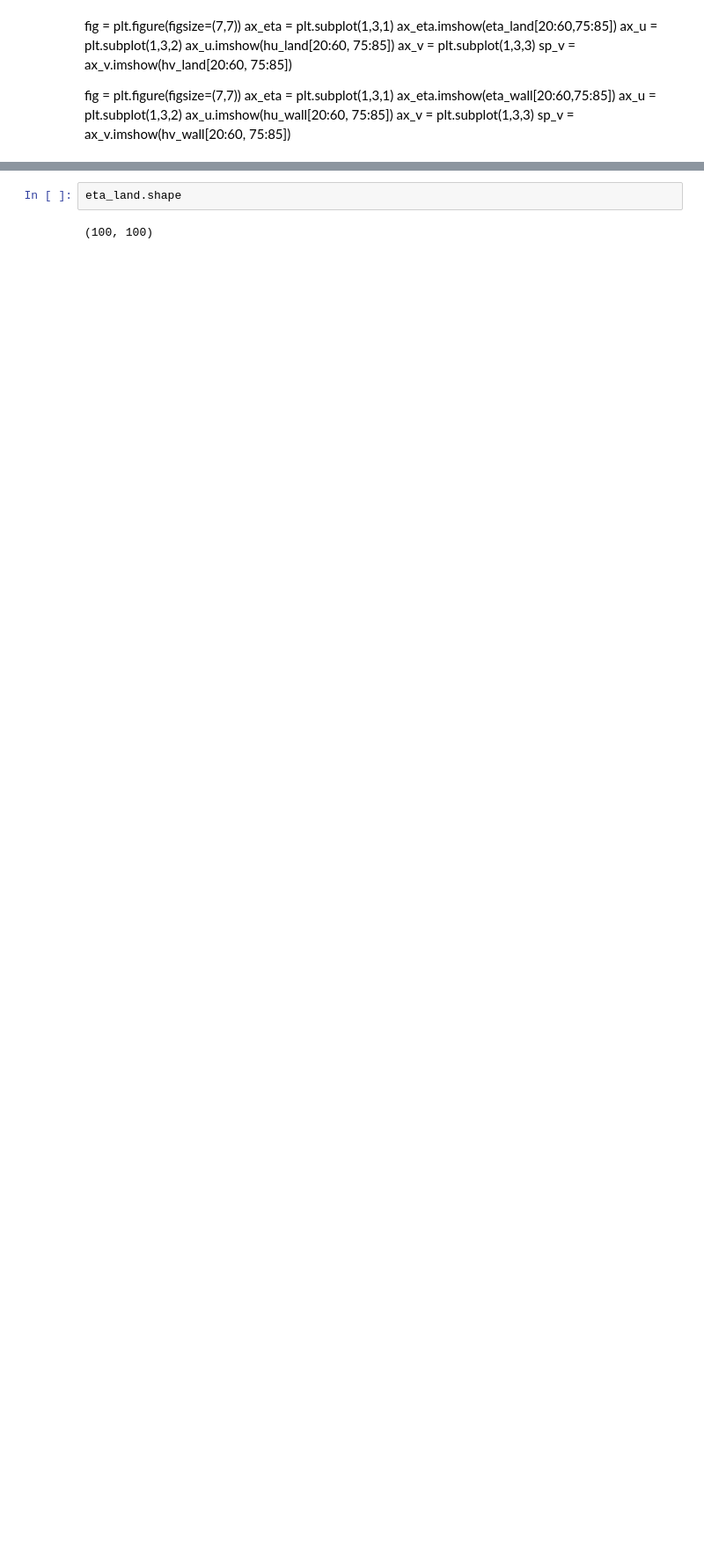
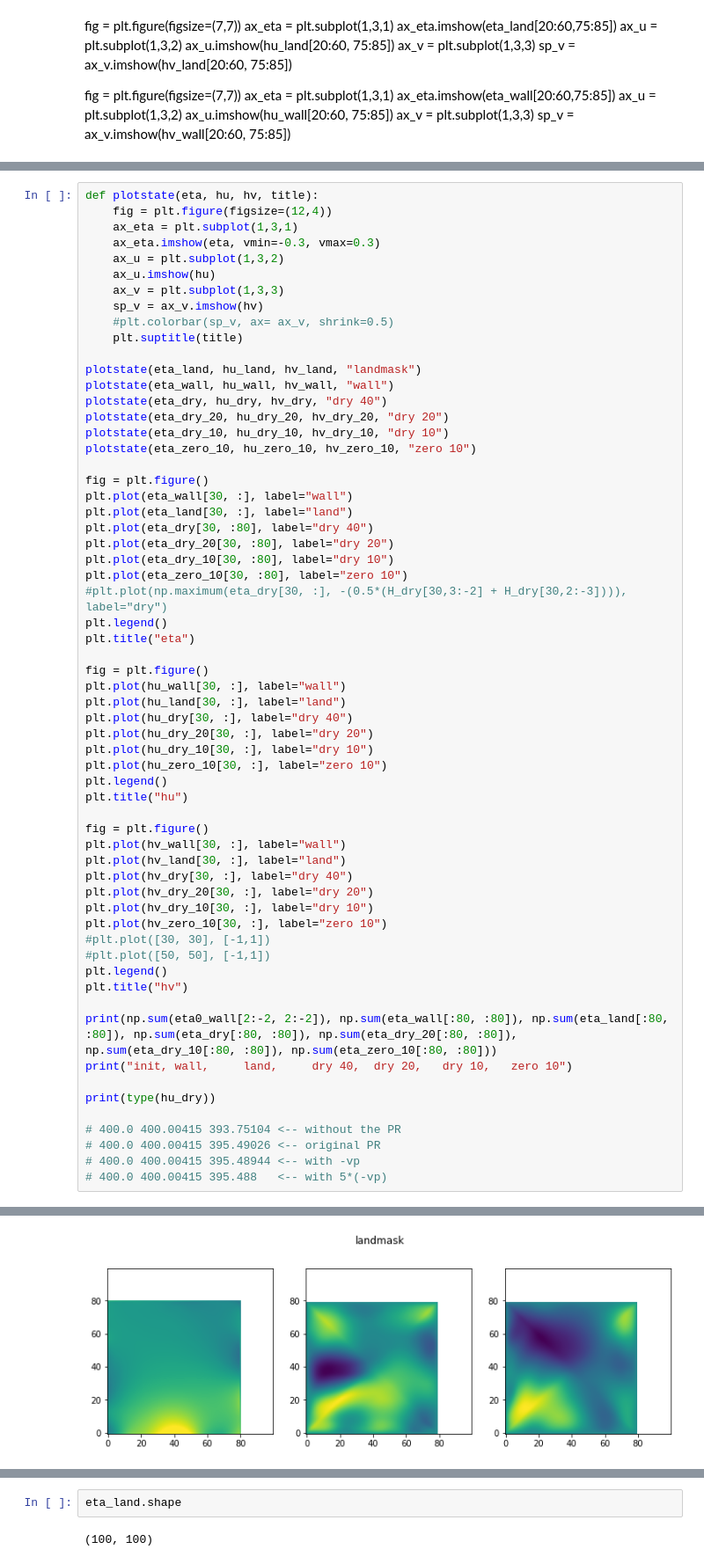
Before and after one commit to havahol/miscGPUOcean, a Jupyter notebook: realWorldSim/SyntheticLandMaks.ipynb, the cells around one changed output, grey strips where cells are left out. Shown at 88% size. Saved outputs shown, nothing was run; the diff lists cells and outputs as text; blank space fills up the shorter version.

```diff
--- a/realWorldSim/SyntheticLandMaks.ipynb
+++ b/realWorldSim/SyntheticLandMaks.ipynb
@@ -242,0 +255,62 @@ init, wall,     land
+# %%
+def plotstate(eta, hu, hv, title):
+    fig = plt.figure(figsize=(12,4))
+    ax_eta = plt.subplot(1,3,1)
+    ax_eta.imshow(eta, vmin=-0.3, vmax=0.3)
+    ax_u = plt.subplot(1,3,2)
+    ax_u.imshow(hu)
+    ax_v = plt.subplot(1,3,3)
+    sp_v = ax_v.imshow(hv)
+    #plt.colorbar(sp_v, ax= ax_v, shrink=0.5)
+    plt.suptitle(title)
+
+plotstate(eta_land, hu_land, hv_land, "landmask")
+plotstate(eta_wall, hu_wall, hv_wall, "wall")
+plotstate(eta_dry, hu_dry, hv_dry, "dry 40")
+plotstate(eta_dry_20, hu_dry_20, hv_dry_20, "dry 20")
+plotstate(eta_dry_10, hu_dry_10, hv_dry_10, "dry 10")
+plotstate(eta_zero_10, hu_zero_10, hv_zero_10, "zero 10")
+
+fig = plt.figure()
+plt.plot(eta_wall[30, :], label="wall")
+plt.plot(eta_land[30, :], label="land")
+plt.plot(eta_dry[30, :80], label="dry 40")
+plt.plot(eta_dry_20[30, :80], label="dry 20")
+plt.plot(eta_dry_10[30, :80], label="dry 10")
+plt.plot(eta_zero_10[30, :80], label="zero 10")
+#plt.plot(np.maximum(eta_dry[30, :], -(0.5*(H_dry[30,3:-2] + H_dry[30,2:-3]))), label="dry")
+plt.legend()
+plt.title("eta")
+
+fig = plt.figure()
+plt.plot(hu_wall[30, :], label="wall")
+plt.plot(hu_land[30, :], label="land")
+plt.plot(hu_dry[30, :], label="dry 40")
+plt.plot(hu_dry_20[30, :], label="dry 20")
+plt.plot(hu_dry_10[30, :], label="dry 10")
+plt.plot(hu_zero_10[30, :], label="zero 10")
+plt.legend()
+plt.title("hu")
+
+fig = plt.figure()
+plt.plot(hv_wall[30, :], label="wall")
+plt.plot(hv_land[30, :], label="land")
+plt.plot(hv_dry[30, :], label="dry 40")
+plt.plot(hv_dry_20[30, :], label="dry 20")
+plt.plot(hv_dry_10[30, :], label="dry 10")
+plt.plot(hv_zero_10[30, :], label="zero 10")
+#plt.plot([30, 30], [-1,1])
+#plt.plot([50, 50], [-1,1])
+plt.legend()
+plt.title("hv")
+
+print(np.sum(eta0_wall[2:-2, 2:-2]), np.sum(eta_wall[:80, :80]), np.sum(eta_land[:80, :80]), np.sum(eta_dry[:80, :80]), np.sum(eta_dry_20[:80, :80]), np.sum(eta_dry_10[:80, :80]), np.sum(eta_zero_10[:80, :80]))
+print("init, wall,     land,     dry 40,  dry 20,   dry 10,   zero 10")
+
+print(type(hu_dry))
+
+# 400.0 400.00415 393.75104 <-- without the PR
+# 400.0 400.00415 395.49026 <-- original PR
+# 400.0 400.00415 395.48944 <-- with -vp
+# 400.0 400.00415 395.488   <-- with 5*(-vp)
+# %% [output]
@@ -242,0 +320 @@ init, wall,     land
+[figure, added]
```
Also changed, not shown: parts of 16 cells of this notebook.
